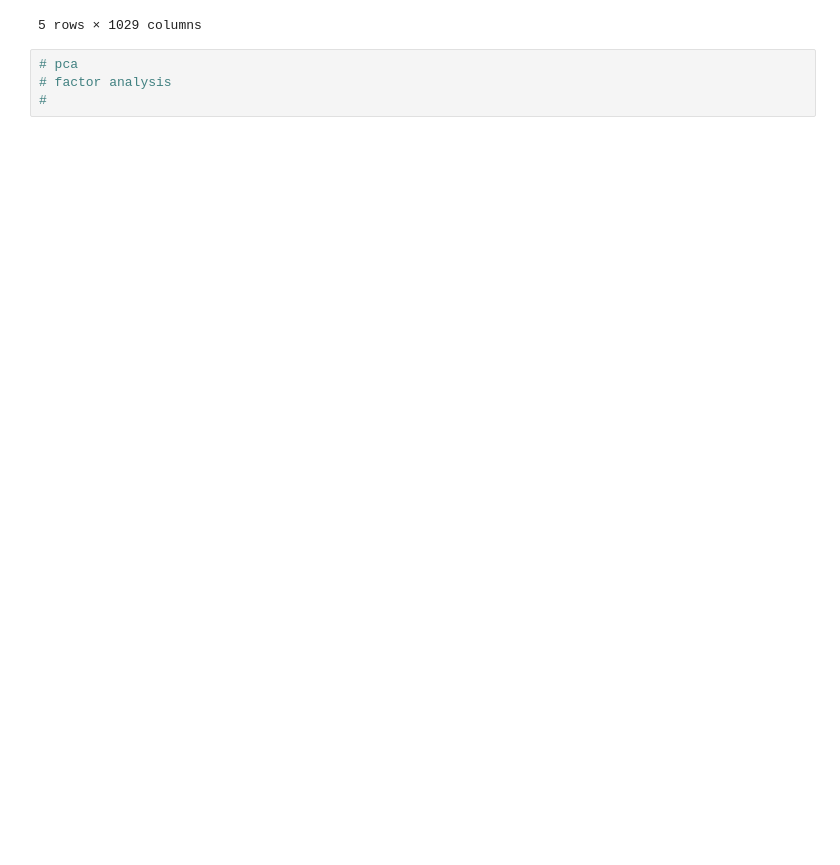
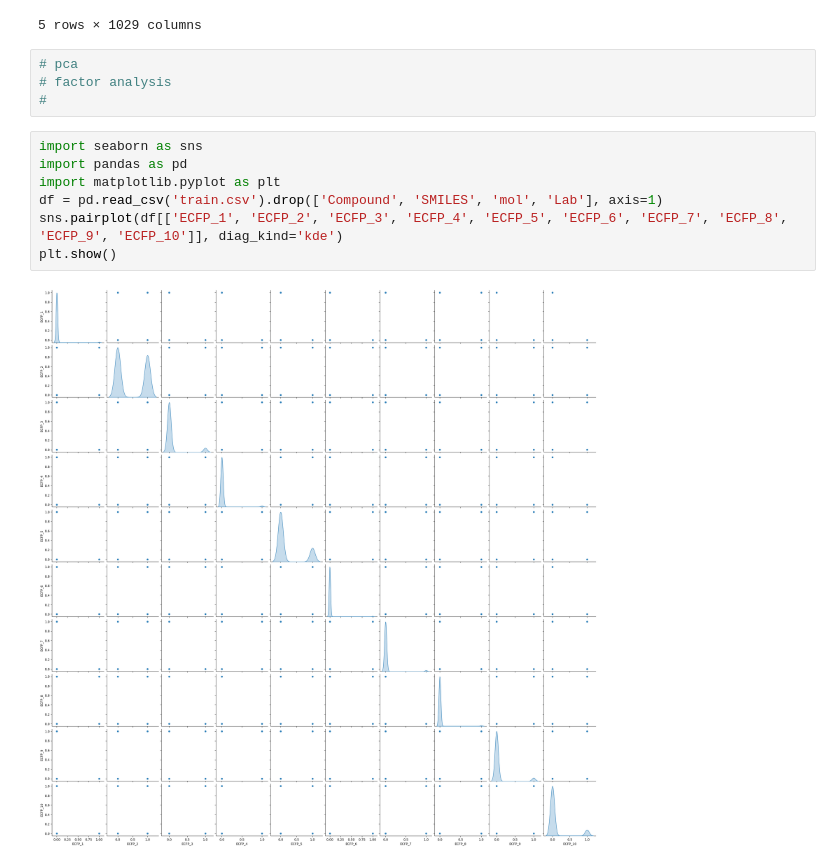
Before and after one commit to melinacherchali/RT-Analyzer, a Jupyter notebook: temp.ipynb, the cells around one changed output. Drawn from its saved outputs; the diff is of its cells as text; blank space fills up the shorter version.

```diff
--- a/temp.ipynb
+++ b/temp.ipynb
@@ -33,3 +33,12 @@ train.head()
 # pca
 # factor analysis
 #
+# %%
+import seaborn as sns
+import pandas as pd
+import matplotlib.pyplot as plt
+df = pd.read_csv('train.csv').drop(['Compound', 'SMILES', 'mol', 'Lab'], axis=1)
+sns.pairplot(df[['ECFP_1', 'ECFP_2', 'ECFP_3', 'ECFP_4', 'ECFP_5', 'ECFP_6', 'ECFP_7', 'ECFP_8', 'ECFP_9', 'ECFP_10']], diag_kind='kde')
+plt.show()
+# %% [output]
+[figure, added]
```
Also changed, not shown: parts of 3 cells of this notebook, 2 other files.
